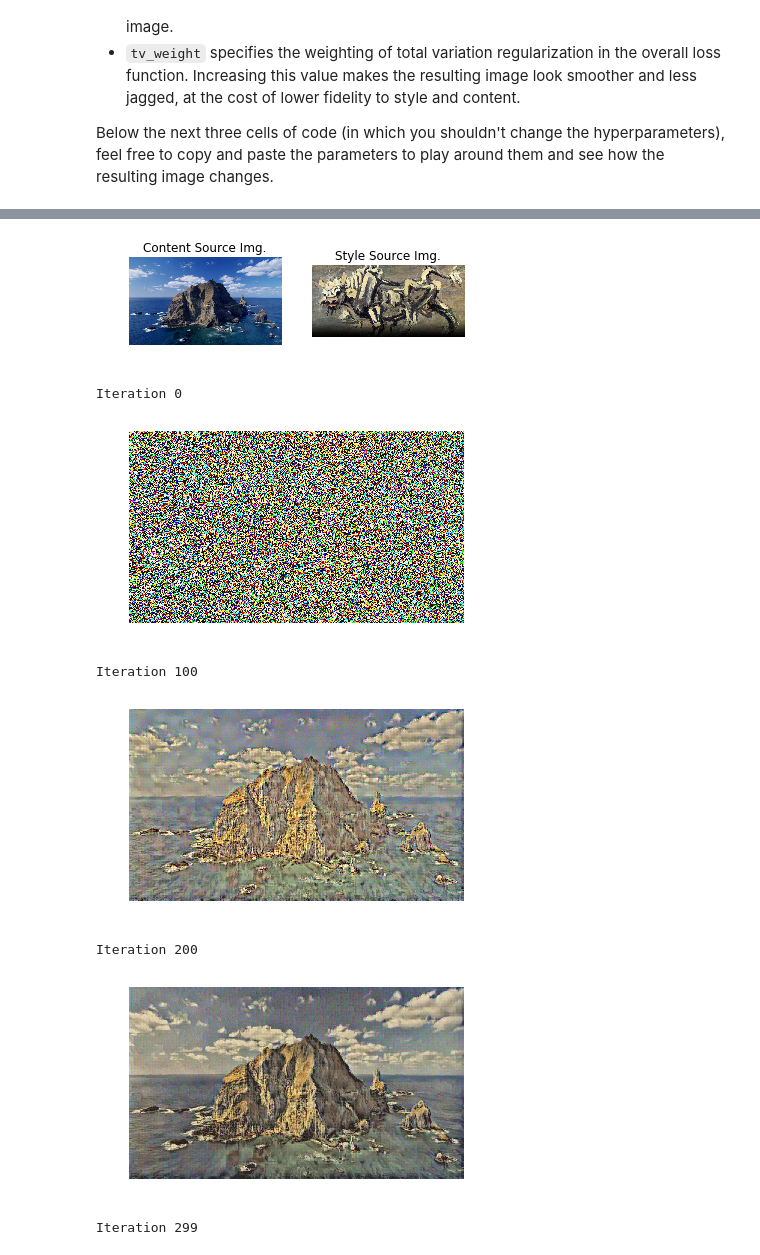
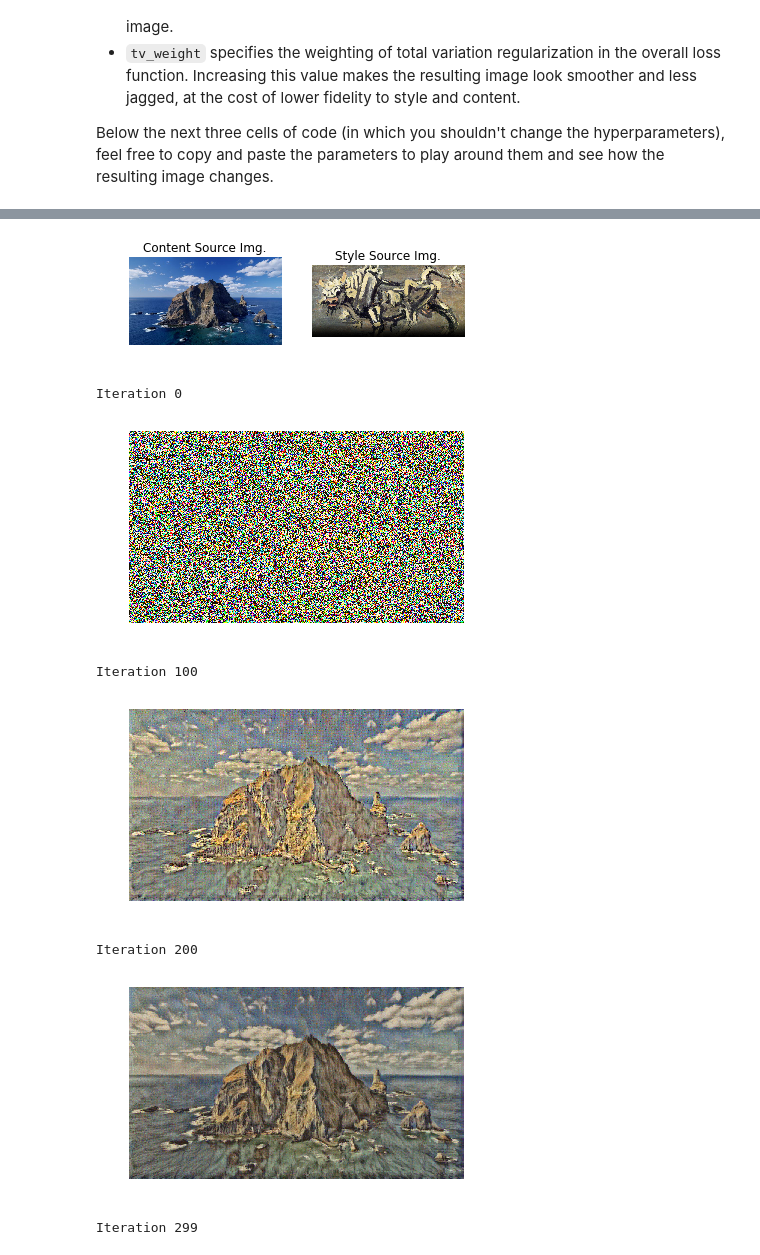
Before and after one commit to jason9693/Style-Transfer, a Jupyter notebook: StyleTransfer-TensorFlow.ipynb, the cells around one changed output, grey strips where cells are left out. Drawn from its saved outputs; the diff is of its cells as text; code cells hidden in the pictures.

```diff
--- a/StyleTransfer-TensorFlow.ipynb
+++ b/StyleTransfer-TensorFlow.ipynb
@@ -471,25 +483,25 @@ Now, if you set the style weights to all be 0 and initialize the starting image
 # %%
 # Feature Inversion -- Starry Night + Tubingen
 params_inv = {
     'content_image' : 'styles/dokdo.jpeg',
     'style_image' : 'styles/cow.jpg',
     'image_size' : 512,
     'style_size' : 512,
     'content_layer' : 3,
-    'content_weight' : 4e-2,
+    'content_weight' : 5e-2,
     'style_layers' : [1, 4, 6, 7],
-    'style_weights' : [3000000, 10000, 120, 3], # we discard any contributions from style to the loss
+    'style_weights' : [3000000, 10000, 120, 30], # we discard any contributions from style to the loss
     'tv_weight' : 5e-2,
    'init_random': True # we want to initialize our image to be random
 }
 
 style_transfer(**params_inv)
 # %% [output]
 [figure]
 Iteration 0
 [figure]
 Iteration 100
-[figure, old version]
+[figure, new version]
 Iteration 200
-[figure, old version]
+[figure, new version]
 Iteration 299
```
Also changed, not shown: parts of 6 cells of this notebook.
